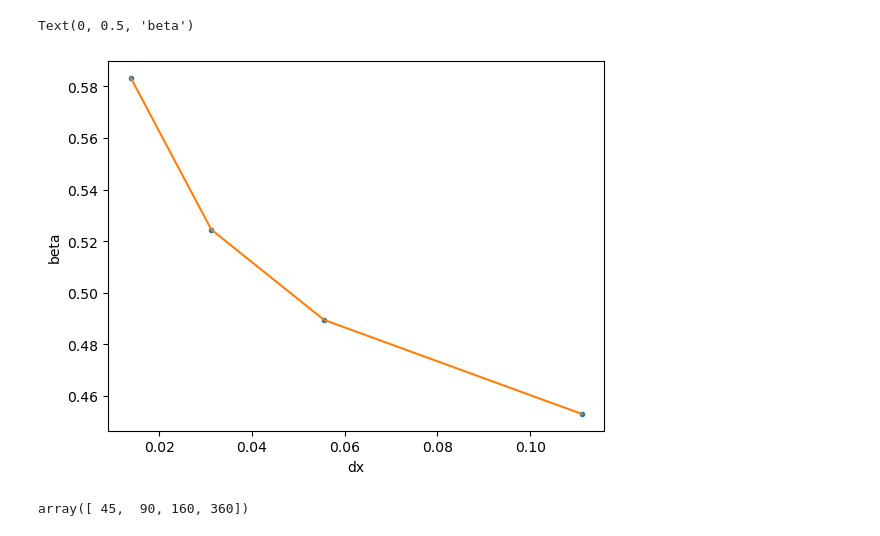
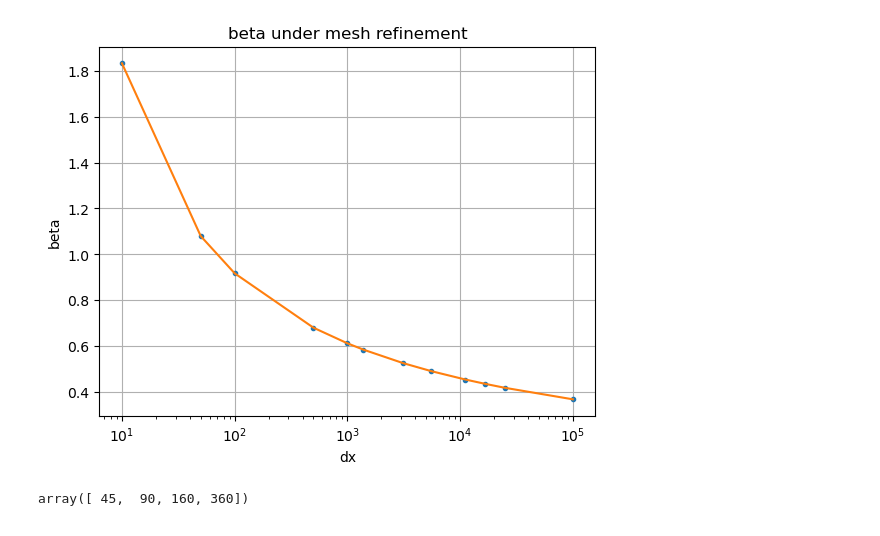
Before and after one commit to pmt58/Droplet_NGA2, a Jupyter notebook: beta.ipynb, the cells around one changed output. Drawn from its saved outputs; the diff is of its cells as text; code cells hidden in the pictures.

```diff
--- a/beta.ipynb
+++ b/beta.ipynb
@@ -4,17 +4,20 @@ import matplotlib.pyplot as plt
 # %%
 x=np.pi*60/180
 theta=x**2/np.sin(x)
 mu=0.1
-nx=5*np.array([9,18,32,72])
+nx=5*np.array([1,4,6,9,18,32,72,100,200,1000,2000,10000])
 dx=5/nx
-beta=theta/3/mu/np.log(1e5*5/nx)
-plt.plot(dx,beta,'.')
-plt.plot(dx,beta)
+sl=1e-5
+beta=theta/3/mu/np.log(5/nx/sl)
+#plt.figure(figuresize=(5,3))
+plt.semilogx(dx/sl,beta,'.')
+plt.semilogx(dx/sl,beta)
+plt.title('beta under mesh refinement')
 plt.xlabel('dx')
 plt.ylabel('beta')
+plt.grid()
 # %% [output]
-Text(0, 0.5, 'beta')
-[figure, old version]
+[figure, new version]
 # %%
 nx
 # %% [output]
```
Also changed, not shown: 3 other files.
